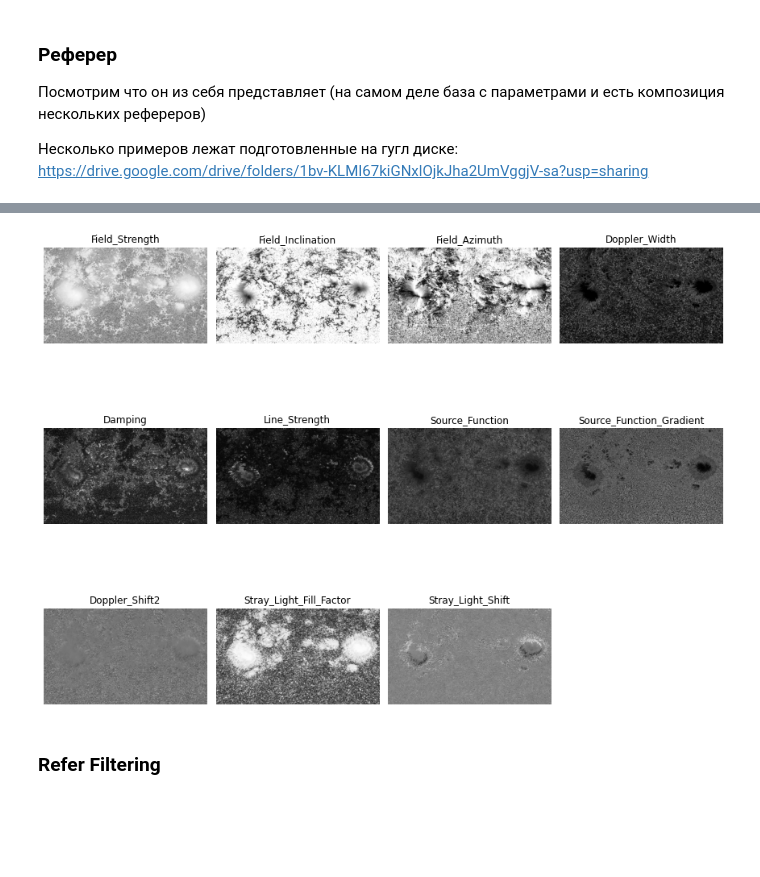
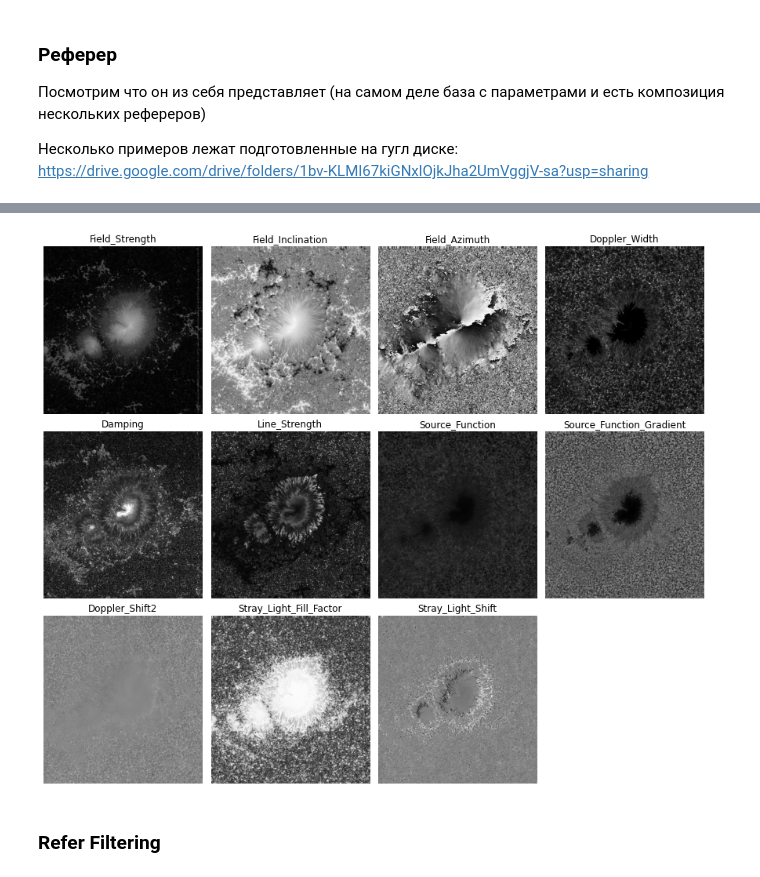
Before and after one commit to hushchyn-mikhail/InverseProblem, a Jupyter notebook: notebooks/model_pi_mlp_conv_train.ipynb, the cells around one changed output, grey strips where cells are left out. Drawn from its saved outputs; the diff is of its cells as text; code cells hidden in the pictures; blank space fills up the shorter version.

```diff
--- a/notebooks/model_pi_mlp_conv_train.ipynb
+++ b/notebooks/model_pi_mlp_conv_train.ipynb
@@ -272,0 +261,2 @@ Stray_Light_Shift
+# %%
+path_to_refer = '../data/reference.fits'
@@ -273,4 +287,4 @@ Stray_Light_Shift
 # %%
-plot_params(refer, names=names)
+plot_params(refer_unnormalized, names=names)
 # %% [output]
-[figure, old version]
+[figure, new version]
```
Also changed, not shown: parts of 53 cells of this notebook.
